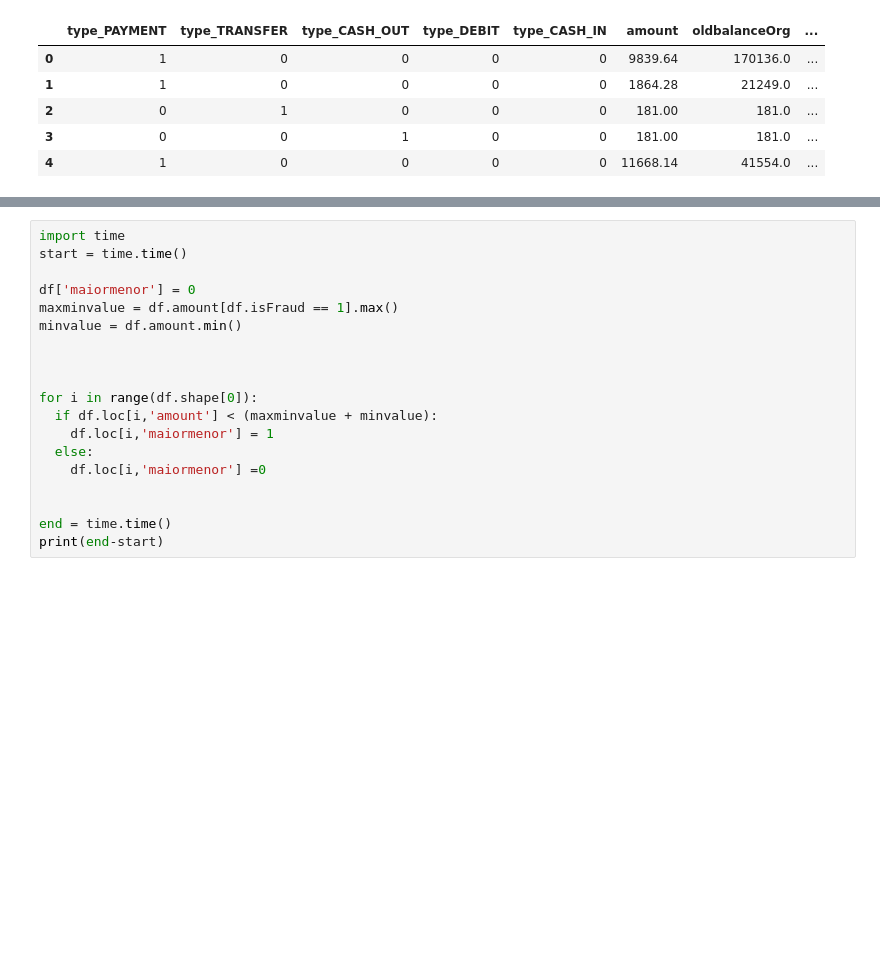
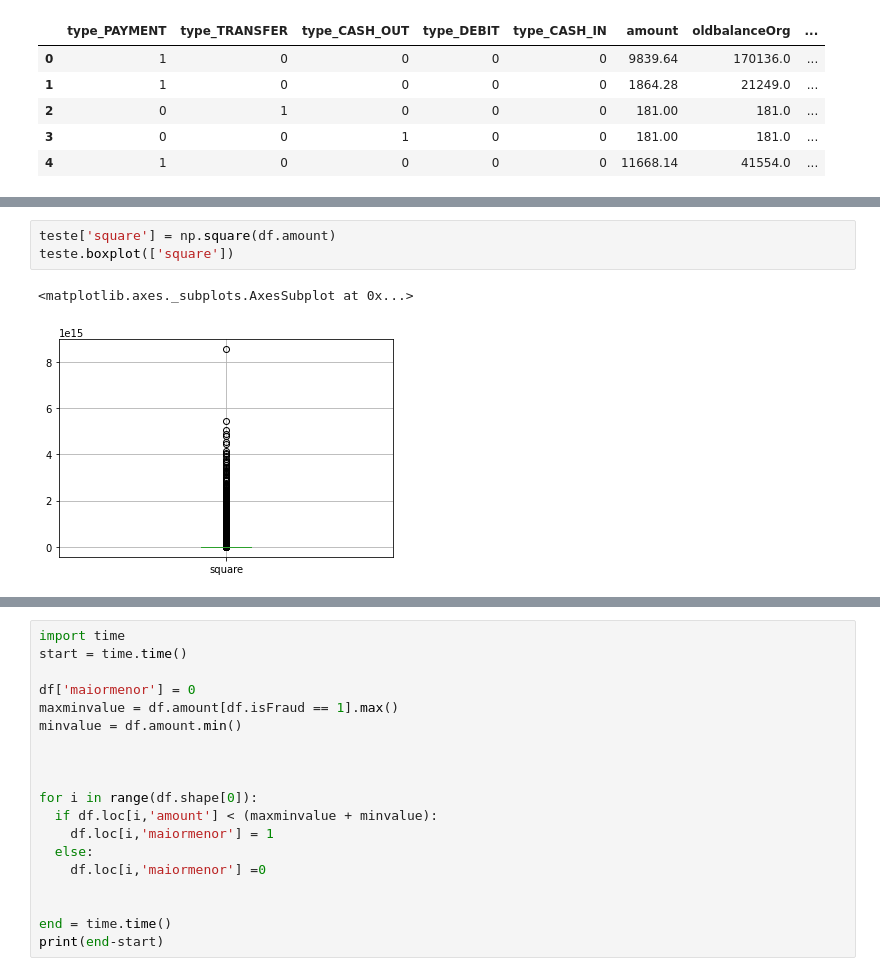
Before and after one commit to nilberthsouza/Synthetic-Financial-Datasets-For-Fraud-Detection, a Jupyter notebook: edaTheseAndModel.ipynb, the cells around one changed output, grey strips where cells are left out. Cells and saved outputs as stored; diff of their text form; blank space fills up the shorter version.

```diff
--- a/edaTheseAndModel.ipynb
+++ b/edaTheseAndModel.ipynb
@@ -152,0 +147,6 @@ df.shape[0]
+# %%
+teste['square'] = np.square(df.amount)
+teste.boxplot(['square'])
+# %% [output]
+<matplotlib.axes._subplots.AxesSubplot at 0x...>
+[figure, added]
```
Also changed, not shown: parts of 9 cells of this notebook.
